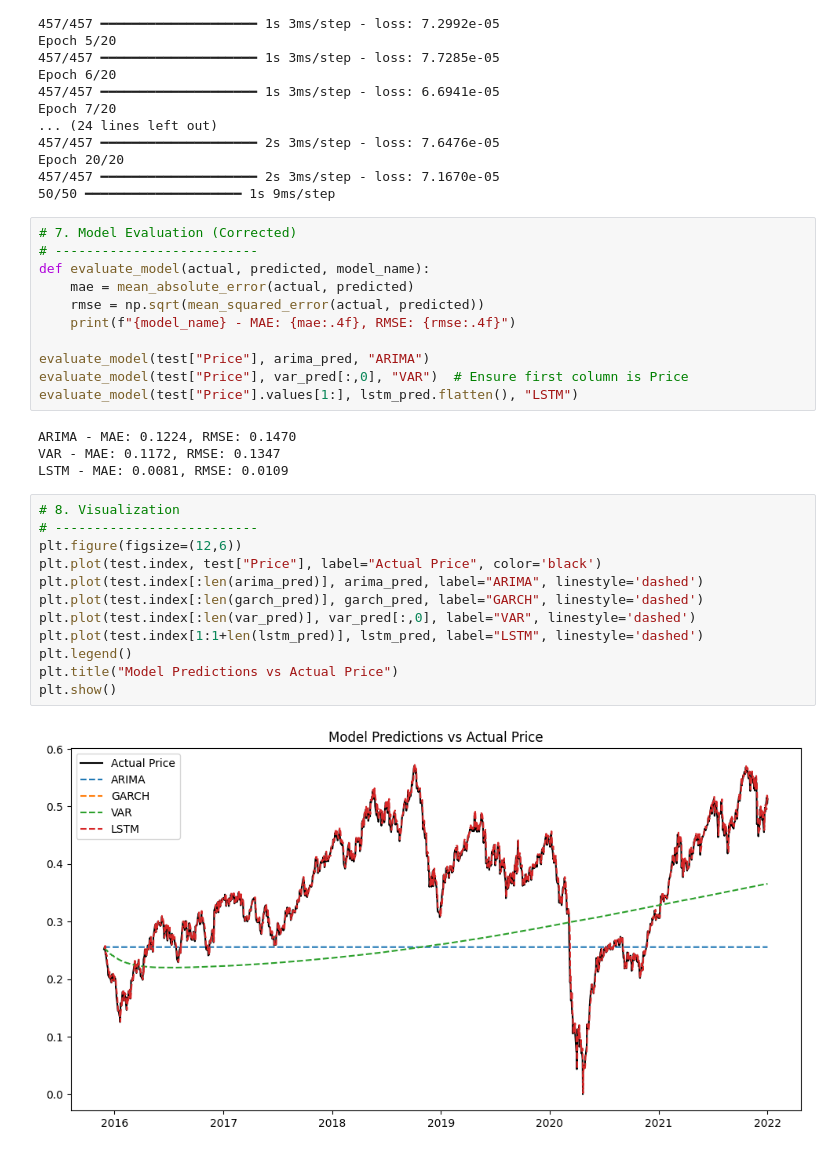
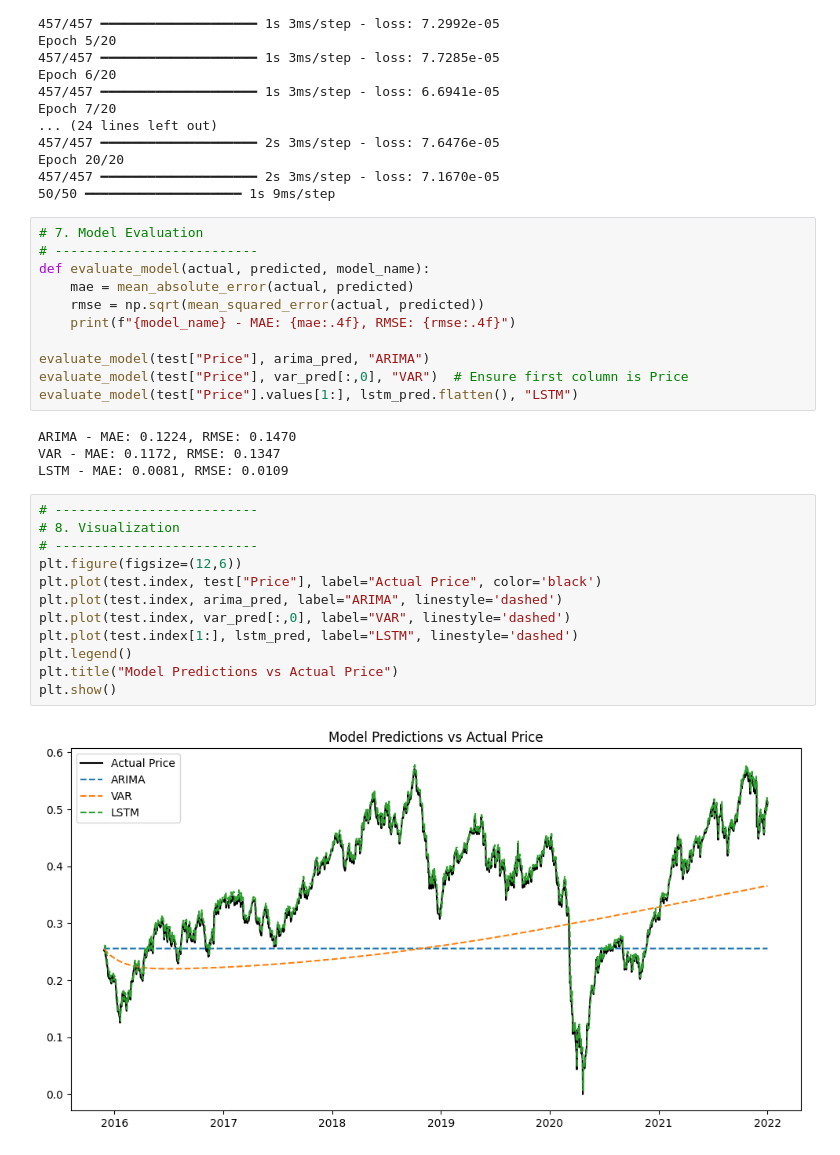
Before and after one commit to Yayerad/Birhan-Energies-W10, a Jupyter notebook: notebooks/models.ipynb, the cells around one changed output. Saved outputs shown, nothing was run; the diff lists cells and outputs as text.

Commit message:
graph fixed

```diff
--- a/notebooks/models.ipynb
+++ b/notebooks/models.ipynb
@@ -114,7 +114,7 @@ Epoch 20/20
 457/457 ━━━━━━━━━━━━━━━━━━━━ 2s 3ms/step - loss: 7.1670e-05
 50/50 ━━━━━━━━━━━━━━━━━━━━ 1s 9ms/step
 # %%
-# 7. Model Evaluation (Corrected)
+# 7. Model Evaluation
 # --------------------------
 def evaluate_model(actual, predicted, model_name):
     mae = mean_absolute_error(actual, predicted)
@@ -129,16 +129,16 @@ ARIMA - MAE: 0.1224, RMSE: 0.1470
 VAR - MAE: 0.1172, RMSE: 0.1347
 LSTM - MAE: 0.0081, RMSE: 0.0109
 # %%
+# --------------------------
 # 8. Visualization
 # --------------------------
 plt.figure(figsize=(12,6))
 plt.plot(test.index, test["Price"], label="Actual Price", color='black')
-plt.plot(test.index[:len(arima_pred)], arima_pred, label="ARIMA", linestyle='dashed')
-plt.plot(test.index[:len(garch_pred)], garch_pred, label="GARCH", linestyle='dashed')
-plt.plot(test.index[:len(var_pred)], var_pred[:,0], label="VAR", linestyle='dashed')
-plt.plot(test.index[1:1+len(lstm_pred)], lstm_pred, label="LSTM", linestyle='dashed')
+plt.plot(test.index, arima_pred, label="ARIMA", linestyle='dashed')
+plt.plot(test.index, var_pred[:,0], label="VAR", linestyle='dashed')
+plt.plot(test.index[1:], lstm_pred, label="LSTM", linestyle='dashed')
 plt.legend()
 plt.title("Model Predictions vs Actual Price")
 plt.show()
 # %% [output]
-[figure, old version]
+[figure, new version]
```
Also changed, not shown: parts of 1 cell of this notebook.
